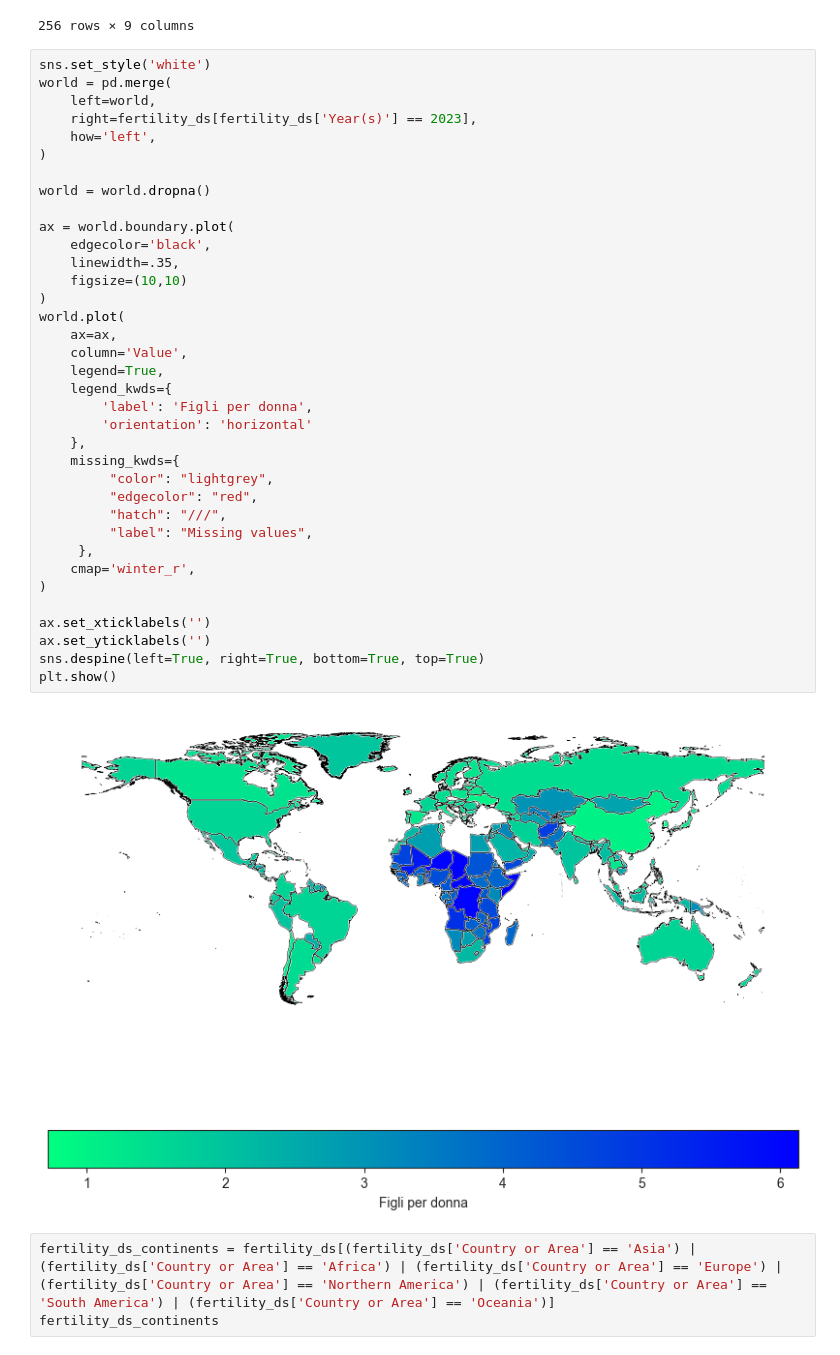
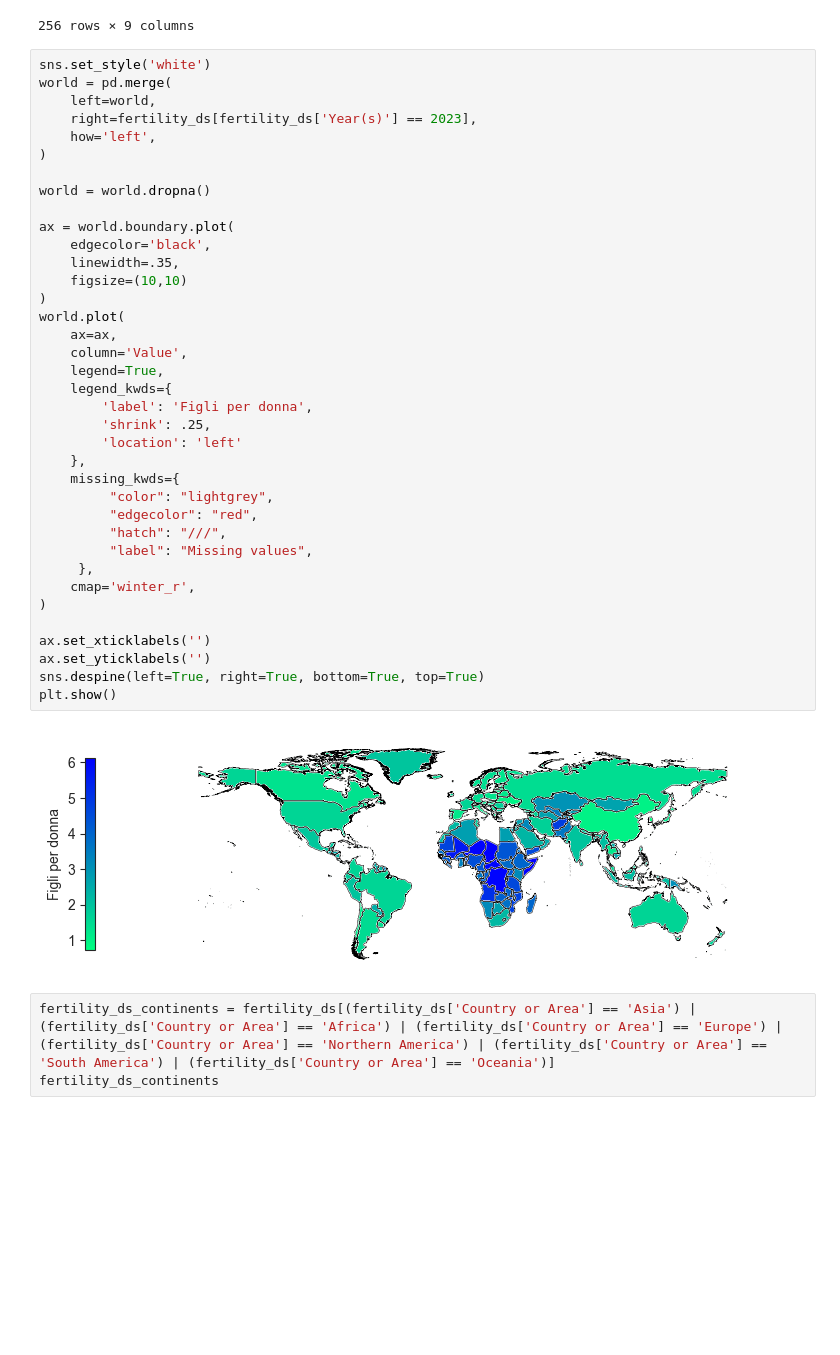
Before and after one commit to ByZeroMatt/SciVis_Project_2024, a Jupyter notebook: src/main/main.ipynb, the cells around one changed output. Drawn from its saved outputs; the diff is of its cells as text; blank space fills up the shorter version.

```diff
--- a/src/main/main.ipynb
+++ b/src/main/main.ipynb
@@ -51,35 +51,36 @@ world = pd.merge(
 )
 
 world = world.dropna()
 
 ax = world.boundary.plot(
     edgecolor='black',
     linewidth=.35,
     figsize=(10,10)
 )
 world.plot(
     ax=ax,
     column='Value',
     legend=True,
     legend_kwds={
         'label': 'Figli per donna',
-        'orientation': 'horizontal'
+        'shrink': .25,
+        'location': 'left'
     },
     missing_kwds={
          "color": "lightgrey",
          "edgecolor": "red",
          "hatch": "///",
          "label": "Missing values",
      },
     cmap='winter_r',
 )
 
 ax.set_xticklabels('')
 ax.set_yticklabels('')
 sns.despine(left=True, right=True, bottom=True, top=True)
 plt.show()
 # %% [output]
-[figure, old version]
+[figure, new version]
 # %%
 fertility_ds_continents = fertility_ds[(fertility_ds['Country or Area'] == 'Asia') | (fertility_ds['Country or Area'] == 'Africa') | (fertility_ds['Country or Area'] == 'Europe') | (fertility_ds['Country or Area'] == 'Northern America') | (fertility_ds['Country or Area'] == 'South America') | (fertility_ds['Country or Area'] == 'Oceania')]
 fertility_ds_continents
```
Also changed, not shown: parts of 8 cells of this notebook.
